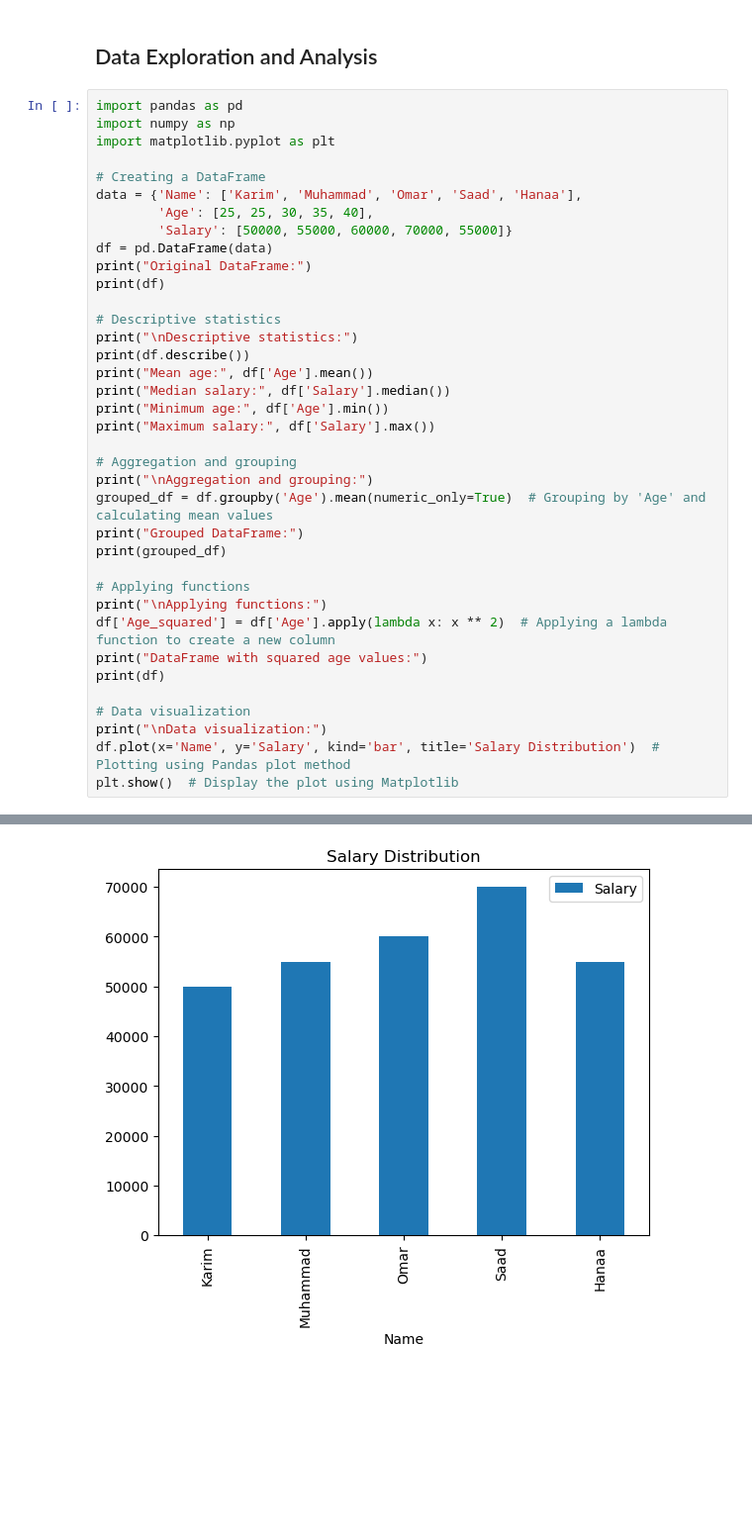
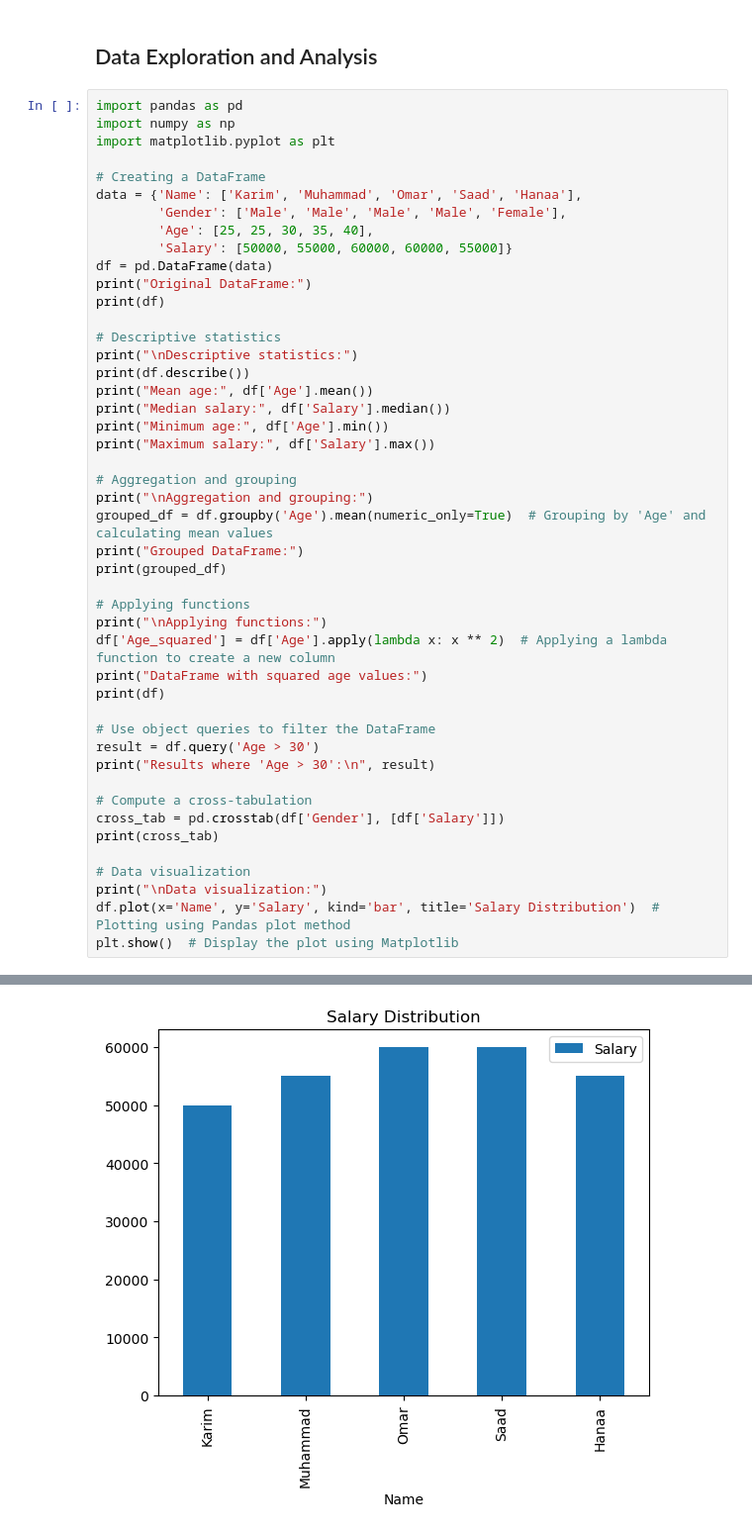
Before and after one commit to a-kanaan/dm-practicals, a Jupyter notebook: practical2/prac2_pandas.ipynb, the cells around one changed output, grey strips where cells are left out. Shown at 99% size. Saved outputs shown, nothing was run; the diff lists cells and outputs as text; blank space fills up the shorter version.

Commit message:
practical2 - adding query and cross-tab to pandas

```diff
--- a/practical2/prac2_pandas.ipynb
+++ b/practical2/prac2_pandas.ipynb
@@ -163,8 +163,9 @@ import matplotlib.pyplot as plt
 
 # Creating a DataFrame
 data = {'Name': ['Karim', 'Muhammad', 'Omar', 'Saad', 'Hanaa'],
+        'Gender': ['Male', 'Male', 'Male', 'Male', 'Female'],
         'Age': [25, 25, 30, 35, 40],
-        'Salary': [50000, 55000, 60000, 70000, 55000]}
+        'Salary': [50000, 55000, 60000, 60000, 55000]}
 df = pd.DataFrame(data)
 print("Original DataFrame:")
 print(df)
@@ -189,6 +190,14 @@ df['Age_squared'] = df['Age'].apply(lambda x: x ** 2)  # Applying a lambda funct
 print("DataFrame with squared age values:")
 print(df)
 
+# Use object queries to filter the DataFrame
+result = df.query('Age > 30')
+print("Results where 'Age > 30':\n", result)
+
+# Compute a cross-tabulation
+cross_tab = pd.crosstab(df['Gender'], [df['Salary']])
+print(cross_tab)
+
 # Data visualization
 print("\nData visualization:")
 df.plot(x='Name', y='Salary', kind='bar', title='Salary Distribution')  # Plotting using Pandas plot method
@@ -212,3 +221,3 @@ mean   31.000000  58000.000000
 
 Data visualization:
-[figure, old version]
+[figure, new version]
```
Also changed, not shown: parts of 2 cells of this notebook.
